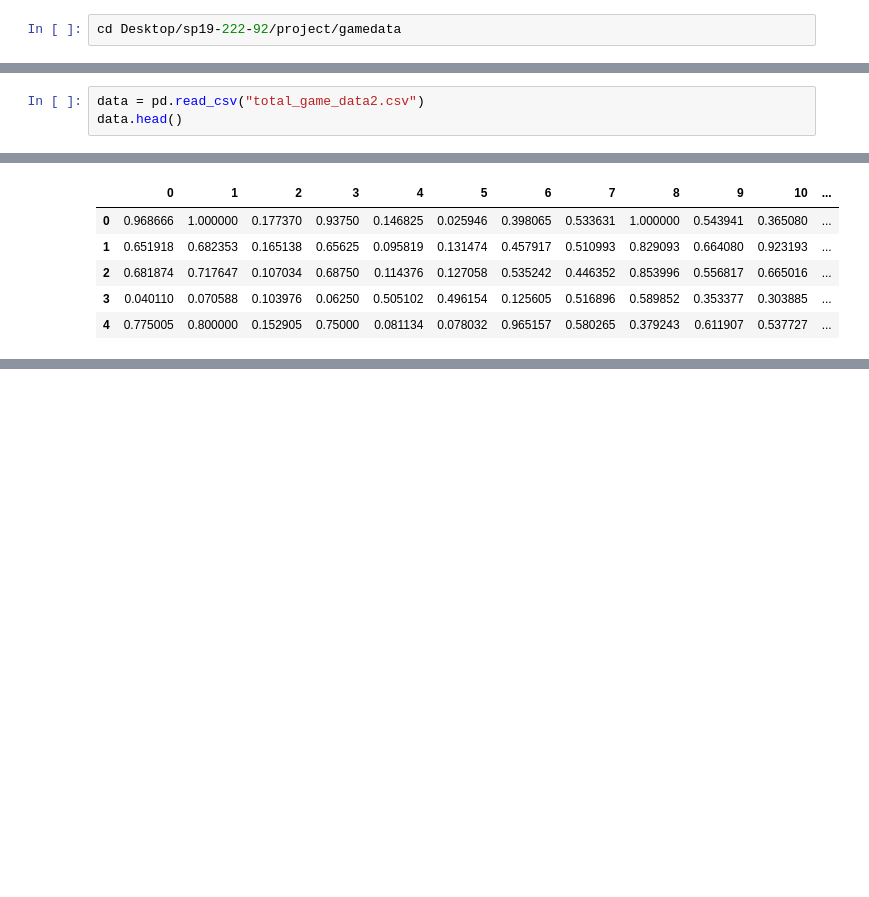
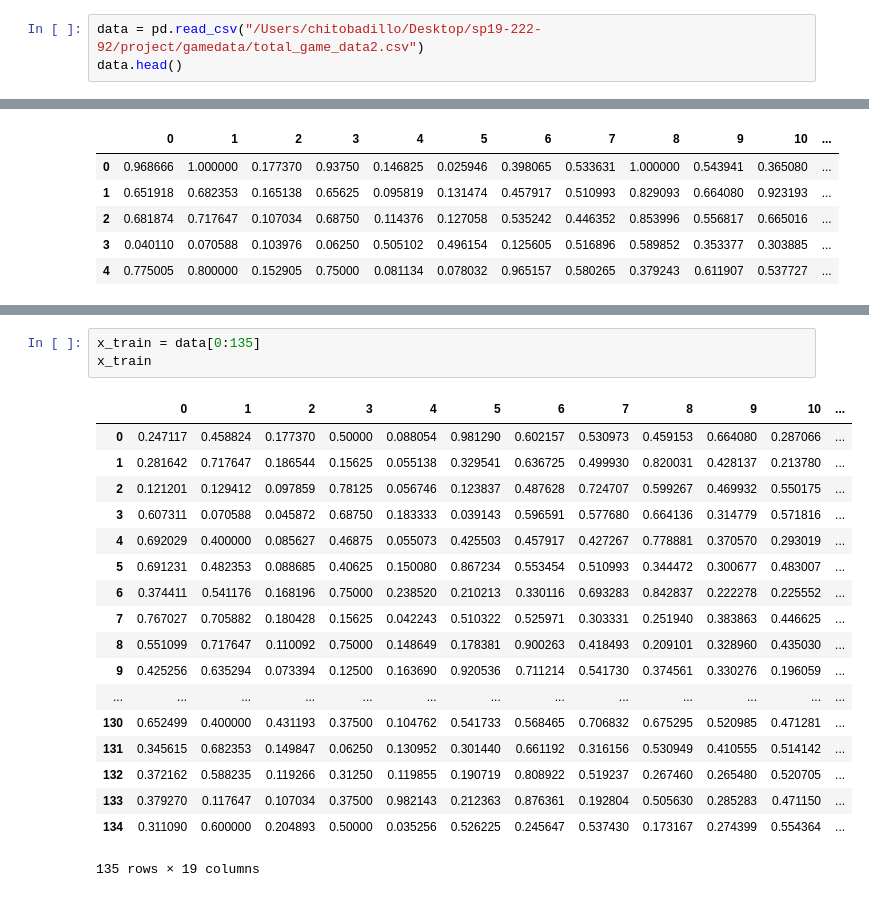
Before and after one commit to cloudmesh-community/sp19-222-92, a Jupyter notebook: project/project_code.ipynb, the cells around one changed output, grey strips where cells are left out. Saved outputs shown, nothing was run; the diff lists cells and outputs as text; blank space fills up the shorter version.

```diff
--- a/project/project_code.ipynb
+++ b/project/project_code.ipynb
@@ -1,3 +5,4 @@
 # %%
-cd Desktop/sp19-222-92/project/gamedata
+data = pd.read_csv("/Users/chitobadillo/Desktop/sp19-222-92/project/gamedata/total_game_data2.csv")
+data.head()
 # %% [output]
@@ -8,3 +15,0 @@ import numpy as np
-# %%
-data = pd.read_csv("total_game_data2.csv")
-data.head()
@@ -92,0 +112,22 @@ data.head()
+# %%
+x_train = data[0:135]
+x_train
+# %% [output]
+|  | 0 | 1 | 2 | 3 | 4 | 5 | 6 | 7 | 8 | 9 | 10 | ... |
+| 0 | 0.247117 | 0.458824 | 0.177370 | 0.50000 | 0.088054 | 0.981290 | 0.602157 | 0.530973 | 0.459153 | 0.664080 | 0.287066 | ... |
+| 1 | 0.281642 | 0.717647 | 0.186544 | 0.15625 | 0.055138 | 0.329541 | 0.636725 | 0.499930 | 0.820031 | 0.428137 | 0.213780 | ... |
+| 2 | 0.121201 | 0.129412 | 0.097859 | 0.78125 | 0.056746 | 0.123837 | 0.487628 | 0.724707 | 0.599267 | 0.469932 | 0.550175 | ... |
+| 3 | 0.607311 | 0.070588 | 0.045872 | 0.68750 | 0.183333 | 0.039143 | 0.596591 | 0.577680 | 0.664136 | 0.314779 | 0.571816 | ... |
+| 4 | 0.692029 | 0.400000 | 0.085627 | 0.46875 | 0.055073 | 0.425503 | 0.457917 | 0.427267 | 0.778881 | 0.370570 | 0.293019 | ... |
+| 5 | 0.691231 | 0.482353 | 0.088685 | 0.40625 | 0.150080 | 0.867234 | 0.553454 | 0.510993 | 0.344472 | 0.300677 | 0.483007 | ... |
+| 6 | 0.374411 | 0.541176 | 0.168196 | 0.75000 | 0.238520 | 0.210213 | 0.330116 | 0.693283 | 0.842837 | 0.222278 | 0.225552 | ... |
+| 7 | 0.767027 | 0.705882 | 0.180428 | 0.15625 | 0.042243 | 0.510322 | 0.525971 | 0.303331 | 0.251940 | 0.383863 | 0.446625 | ... |
+| 8 | 0.551099 | 0.717647 | 0.110092 | 0.75000 | 0.148649 | 0.178381 | 0.900263 | 0.418493 | 0.209101 | 0.328960 | 0.435030 | ... |
+| 9 | 0.425256 | 0.635294 | 0.073394 | 0.12500 | 0.163690 | 0.920536 | 0.711214 | 0.541730 | 0.374561 | 0.330276 | 0.196059 | ... |
+| ... | ... | ... | ... | ... | ... | ... | ... | ... | ... | ... | ... | ... |
+| 130 | 0.652499 | 0.400000 | 0.431193 | 0.37500 | 0.104762 | 0.541733 | 0.568465 | 0.706832 | 0.675295 | 0.520985 | 0.471281 | ... |
+| 131 | 0.345615 | 0.682353 | 0.149847 | 0.06250 | 0.130952 | 0.301440 | 0.661192 | 0.316156 | 0.530949 | 0.410555 | 0.514142 | ... |
+| 132 | 0.372162 | 0.588235 | 0.119266 | 0.31250 | 0.119855 | 0.190719 | 0.808922 | 0.519237 | 0.267460 | 0.265480 | 0.520705 | ... |
+| 133 | 0.379270 | 0.117647 | 0.107034 | 0.37500 | 0.982143 | 0.212363 | 0.876361 | 0.192804 | 0.505630 | 0.285283 | 0.471150 | ... |
+| 134 | 0.311090 | 0.600000 | 0.204893 | 0.50000 | 0.035256 | 0.526225 | 0.245647 | 0.537430 | 0.173167 | 0.274399 | 0.554364 | ... |
+135 rows × 19 columns
```
Also changed, not shown: parts of 6 cells of this notebook.
